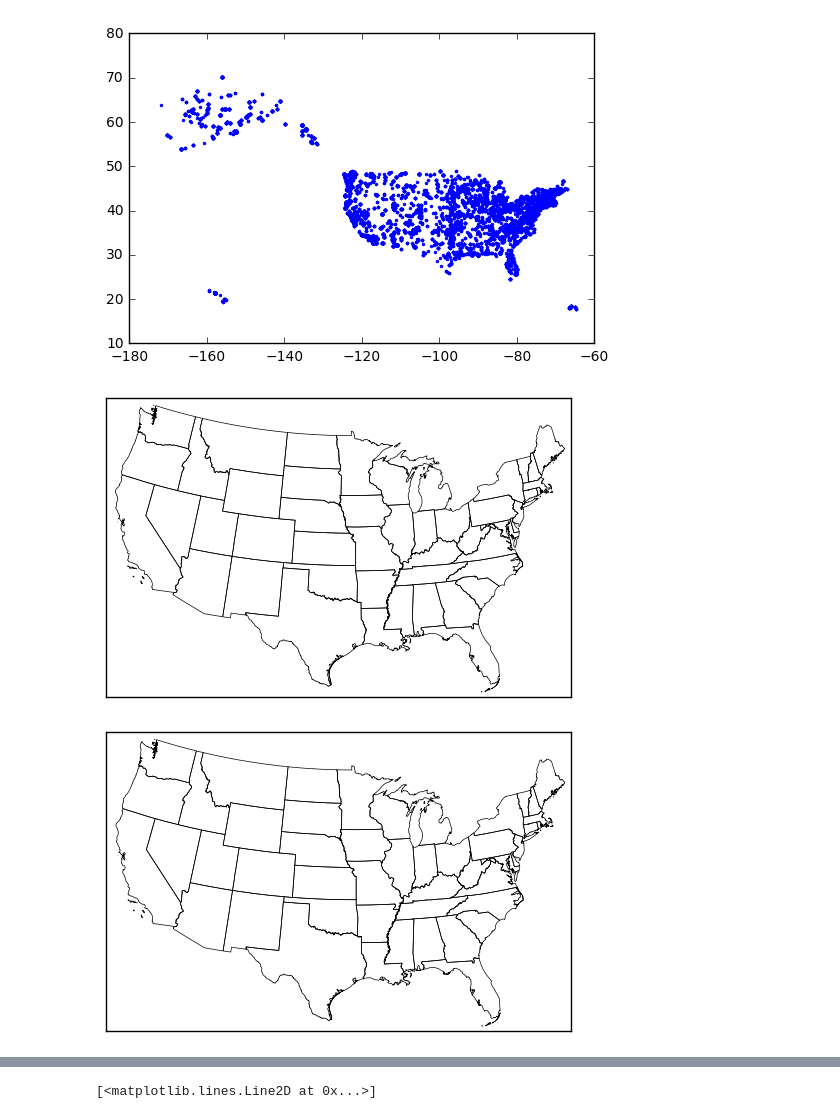
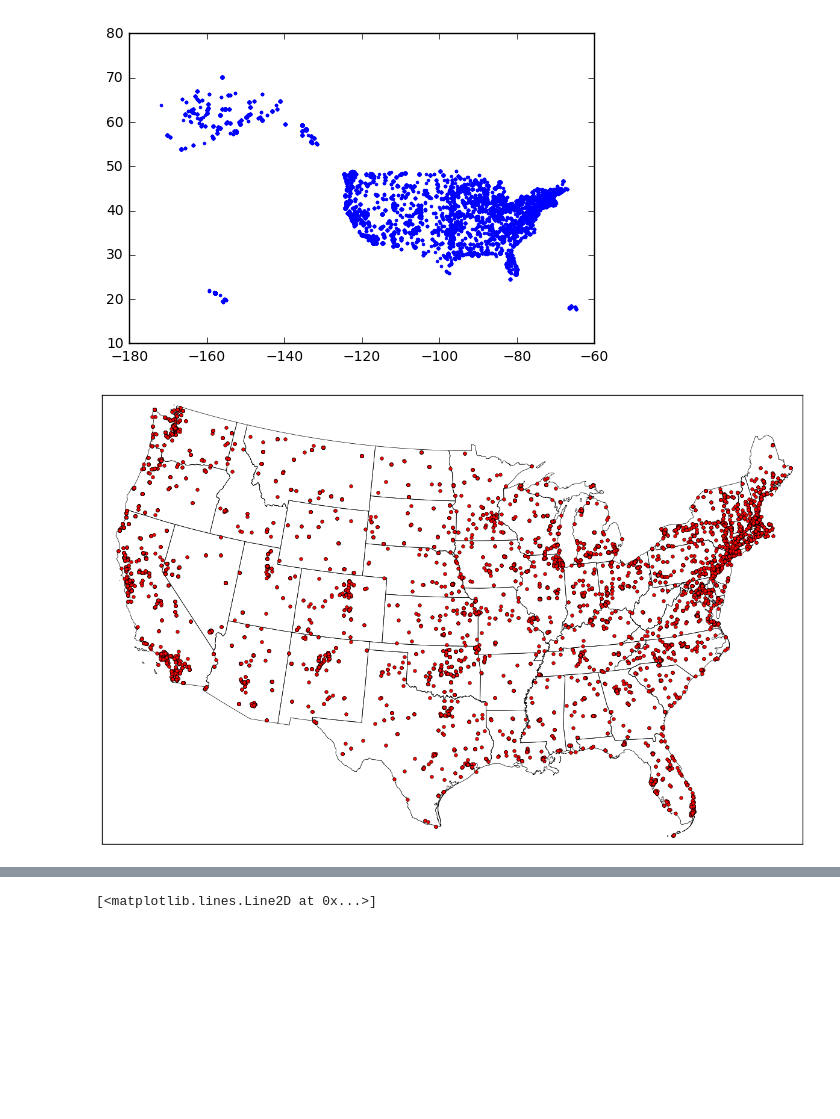
Before and after one commit to UIUC-iSchool-DataViz/project-spring2017, a Jupyter notebook: part2/TermProject_Component2:170411.ipynb, the cells around one changed output, grey strips where cells are left out. Saved outputs shown, nothing was run; the diff lists cells and outputs as text; code cells hidden in the pictures; blank space fills up the shorter version.

```diff
--- a/part2/TermProject_Component2:170411.ipynb
+++ b/part2/TermProject_Component2:170411.ipynb
@@ -84,38 +84,21 @@ plt.plot(data["Longitude"],data["Latitude"], '.', markersize=4)
 # %% [output]
 [<matplotlib.lines.Line2D at 0x...>]
 [figure]
+# %%
+lon=data["Longitude"].tolist()
+lat=data["Latitude"].tolist()
 # %%
-map = Basemap(llcrnrlon=-119,llcrnrlat=22,urcrnrlon=-64,urcrnrlat=49,
+m = Basemap(llcrnrlon=-119,llcrnrlat=22,urcrnrlon=-64,urcrnrlat=49,
         projection='lcc',lat_1=32,lat_2=45,lon_0=-95)
-map.readshapefile('st99_d00', name='states', drawbounds=True)
+m.readshapefile('st99_d00', name='states', drawbounds=True)
 # set a geo coordinate (for example, new york)
-lat = 40.7127
-lon = -74.0059
-x,y = map(lat, lon)
+
+x,y = m(lon,lat)
 
 # place it on the map
-map.plot(x, y, 'ro', markersize=4)
+m.plot(x, y, 'ro', markersize=4)
 plt.show()
+#States name
+#binning-ipywidget
 # %% [output]
-[figure, old version]
+[figure, new version]
-# %%
-# create the map
-map = Basemap(
-	llcrnrlon = -119, llcrnrlat = 22, urcrnrlon = -64,
-	urcrnrlat = 49, projection = 'lcc', lat_1 = 33,
-	lat_2 = 45, lon_0 = -95)
-
-# load the shape file with "states"
-map.readshapefile('st99_d00', name='states', drawbounds=True)
-
-# set a geo coordinate (for example, new york)
-lat = 40.7127
-lon = -74.0059
-x,y = map(lat, lon)
-
-# place it on the map
-map.plot(x, y, 'ro', markersize=4)
-
-plt.show()
-# %% [output]
-[figure, removed]
```
Also changed, not shown: parts of 1 cell of this notebook, 4 other files.
